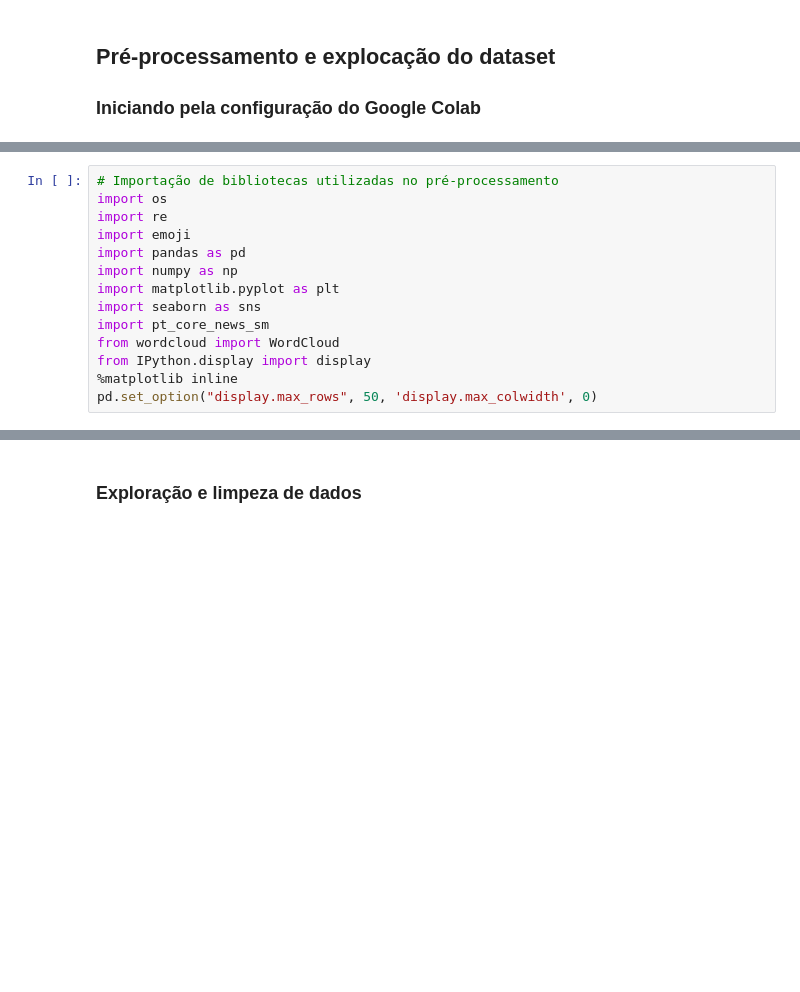
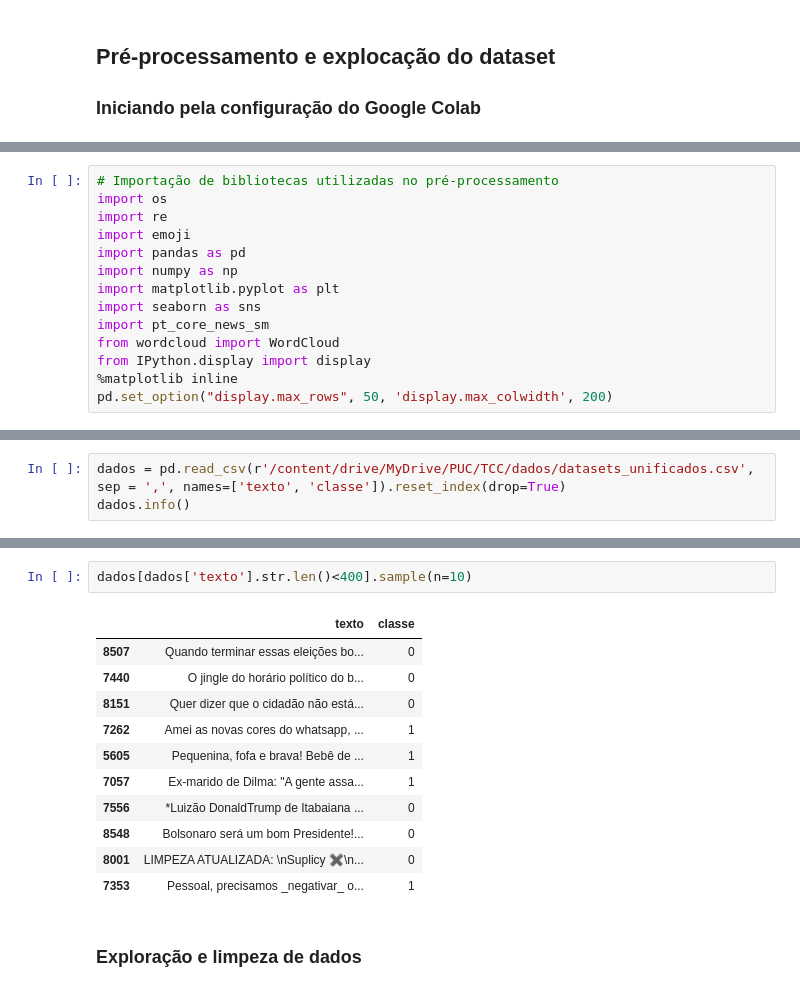
Before and after one commit to caesarcc/pucminas-tcc-fake-news-detection, a Jupyter notebook: passo03_pre_processamento_analise.ipynb, the cells around one changed output, grey strips where cells are left out. Cells and saved outputs as stored; diff of their text form; blank space fills up the shorter version.

```diff
--- a/passo03_pre_processamento_analise.ipynb
+++ b/passo03_pre_processamento_analise.ipynb
@@ -41,4 +47,4 @@ import pt_core_news_sm
 from wordcloud import WordCloud
 from IPython.display import display
 %matplotlib inline
-pd.set_option("display.max_rows", 50, 'display.max_colwidth', 0)
+pd.set_option("display.max_rows", 50, 'display.max_colwidth', 200)
@@ -44,0 +53,3 @@ pd.set_option("display.max_rows", 50, 'display.max_colwidth', 0)
+# %%
+dados = pd.read_csv(r'/content/drive/MyDrive/PUC/TCC/dados/datasets_unificados.csv', sep = ',', names=['texto', 'classe']).reset_index(drop=True)
+dados.info()
@@ -45,3 +66,17 @@ pd.set_option("display.max_rows", 50, 'display.max_colwidth', 0)
+# %%
+dados[dados['texto'].str.len()<400].sample(n=10)
+# %% [output]
+|  | texto | classe |
+| 8507 | Quando terminar essas eleições bo... | 0 |
+| 7440 | O jingle do horário político do b... | 0 |
+| 8151 | Quer dizer que o cidadão não está... | 0 |
+| 7262 | Amei as novas cores do whatsapp, ... | 1 |
+| 5605 | Pequenina, fofa e brava! Bebê de ... | 1 |
+| 7057 | Ex-marido de Dilma: "A gente assa... | 1 |
+| 7556 | *Luizão DonaldTrump de Itabaiana ... | 0 |
+| 8548 | Bolsonaro será um bom Presidente!... | 0 |
+| 8001 | LIMPEZA ATUALIZADA: \nSuplicy ✖\n... | 0 |
+| 7353 | Pessoal, precisamos _negativar_ o... | 1 |
 # %% [markdown]
 ### Exploração e limpeza de dados
 # %%
```
Also changed, not shown: parts of 4 cells of this notebook.
